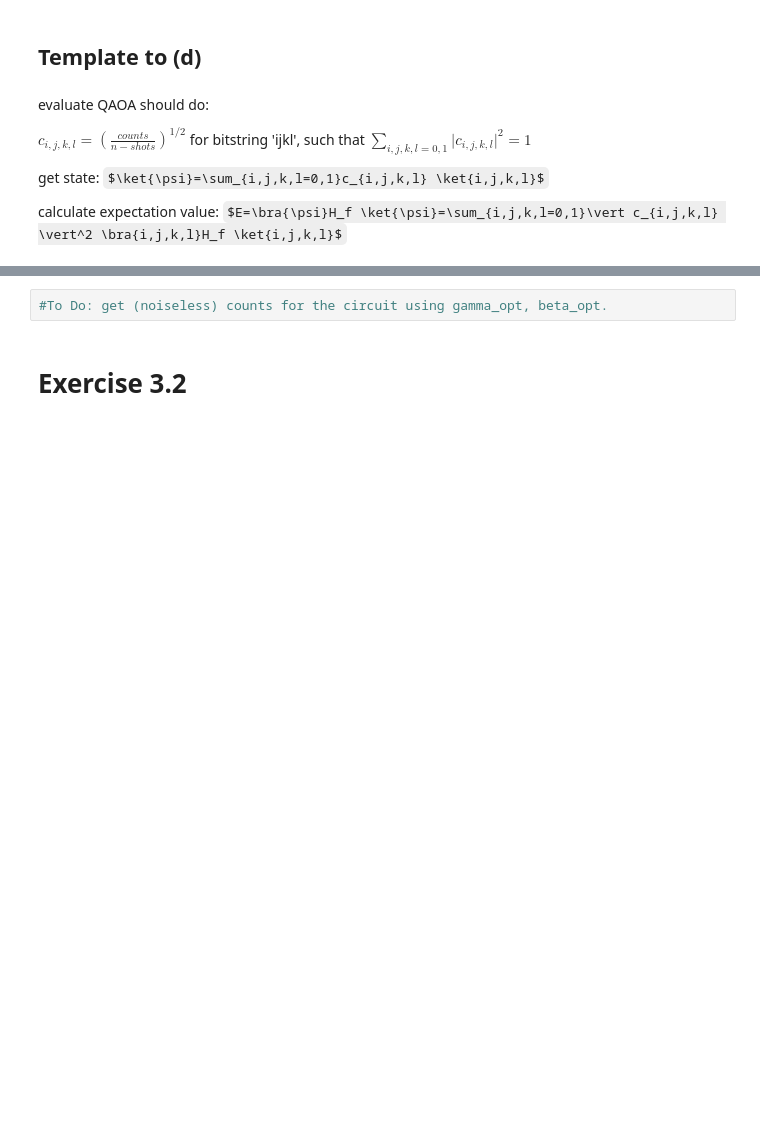
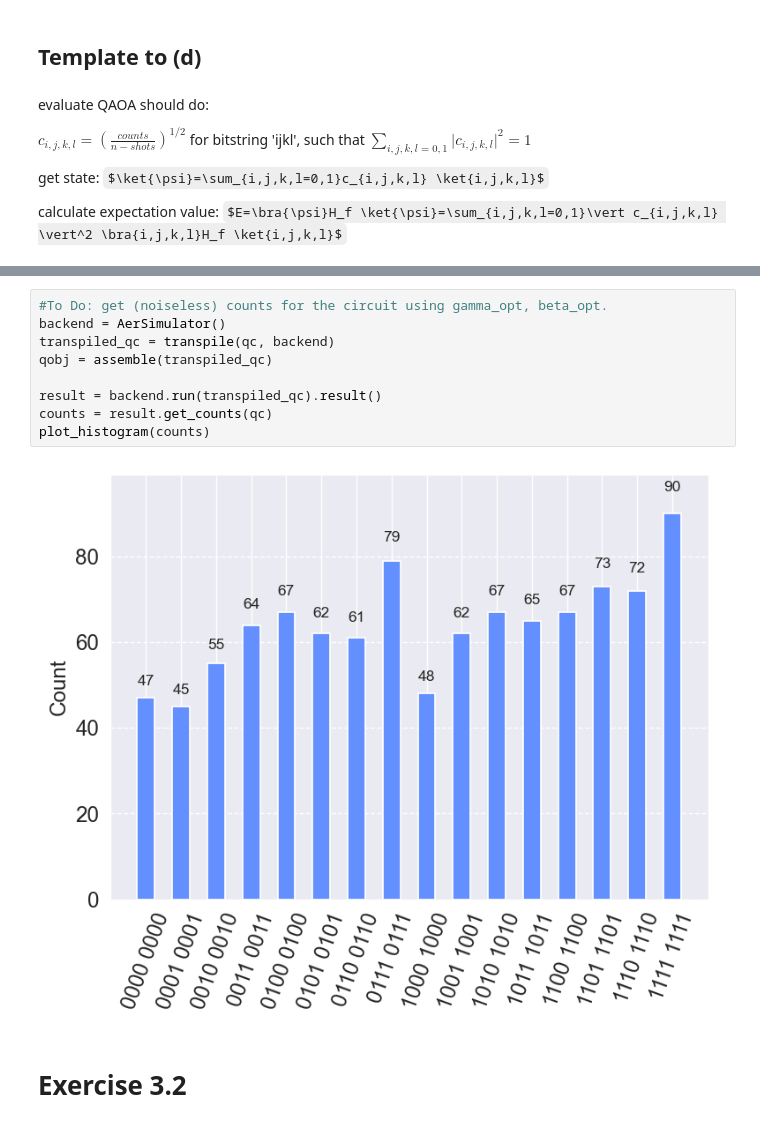
Before and after one commit to wghaotian/programming-exercises, a Jupyter notebook: 2025-summer-rwth/template-exercise-03.ipynb, the cells around one changed output, grey strips where cells are left out. Saved outputs shown, nothing was run; the diff lists cells and outputs as text; some formulas as TeX source; blank space fills up the shorter version.

```diff
--- a/2025-summer-rwth/template-exercise-03.ipynb
+++ b/2025-summer-rwth/template-exercise-03.ipynb
@@ -114,5 +176,14 @@ qc.draw('mpl')
 # %%
 #To Do: get (noiseless) counts for the circuit using gamma_opt, beta_opt.
+backend = AerSimulator()
+transpiled_qc = transpile(qc, backend)
+qobj = assemble(transpiled_qc)
+
+result = backend.run(transpiled_qc).result()
+counts = result.get_counts(qc)
+plot_histogram(counts)
+# %% [output]
+[figure, added]
 # %% [markdown]
 # Exercise 3.2
 # %%
```
Also changed, not shown: parts of 14 cells of this notebook.
